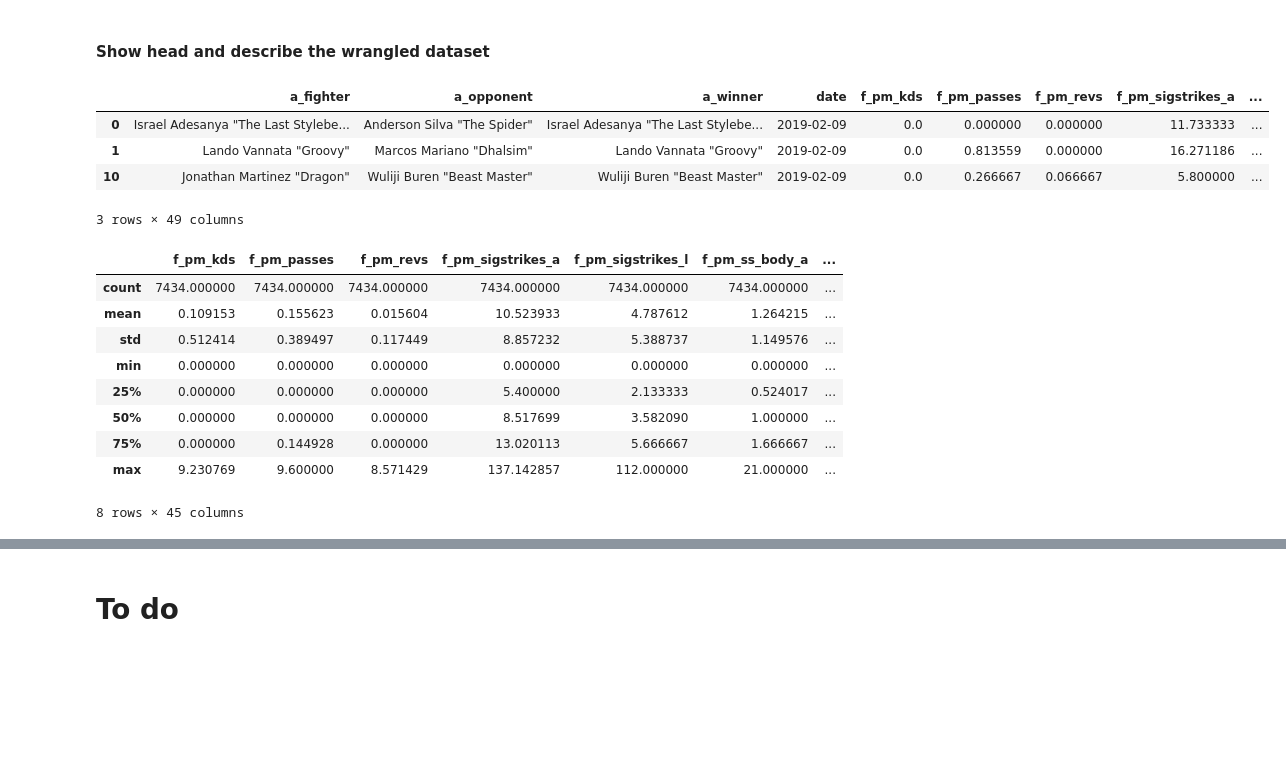
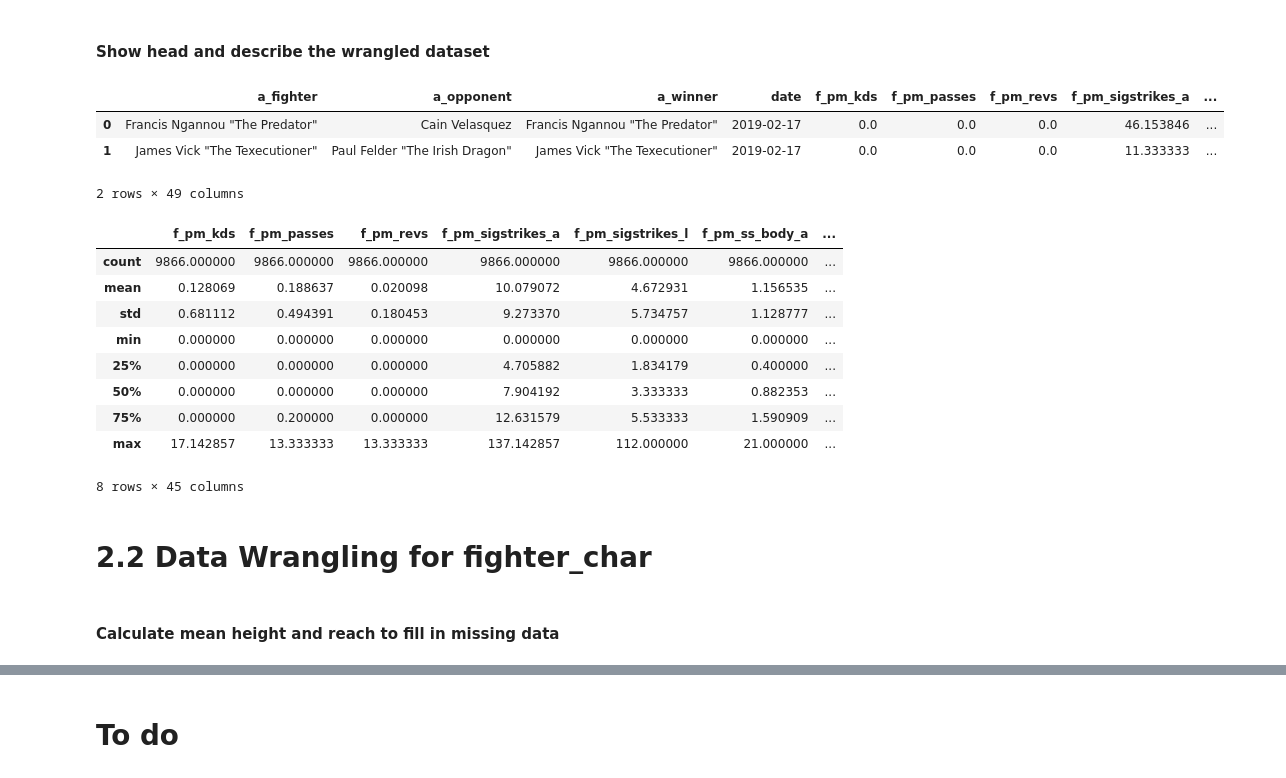
Before and after one commit to jasonminsookim/fight_prediction, a Jupyter notebook: notebooks/5-jmk-machine learning.ipynb, the cells around one changed output, grey strips where cells are left out. Saved outputs shown, nothing was run; the diff lists cells and outputs as text; code cells hidden in the pictures; blank space fills up the shorter version.

```diff
--- a/notebooks/5-jmk-machine learning.ipynb
+++ b/notebooks/5-jmk-machine learning.ipynb
@@ -3,7 +3,11 @@
 # %%
 %matplotlib inline
 
-# Regular libraries
+# Get rid of warnings
+import warnings
+warnings.filterwarnings('ignore')
+
+# General libraries
 import requests
 import pandas as pd
 import string
@@ -16,14 +20,15 @@ import random
 import matplotlib.pyplot as plt
 import seaborn as sns
 import numpy as np
-
-# Get rid of warnings
-import warnings
-warnings.filterwarnings('ignore')
+import re
+import datetime
+from dateutil.relativedelta import relativedelta
+import category_encoders as ce
 
 # Sklearn Specific
 from sklearn.model_selection import cross_val_score
 from sklearn.model_selection import cross_validate
+from sklearn import preprocessing
 
 # sklearn algos
 from sklearn.linear_model import LogisticRegression
@@ -36,7 +41,14 @@ from sklearn.linear_model import Perceptron
 from sklearn.linear_model import SGDClassifier # SGD
 from sklearn.neural_network import MLPClassifier # neural network (multilayer perceptron)
 
-fs_df = pd.read_csv("../data/full_stats_v4.csv")
-fc_df = pd.read_csv("../data/fighter_char.csv")
-# Might want to drop the first column of each df
+# Bayesian Hyperparameter optimization
+from hyperopt import hp, tpe, fmin
+
+# Import data and remove Tony Johnson
+fs_df = pd.read_csv("../data/full_stats_v5.csv")
+fs_df = fs_df[fs_df['fighter_1'] != "Tony Johnson"]
+fs_df = fs_df[fs_df['fighter_2'] != "Tony Johnson"]
+
+fc_df = pd.read_csv("../data/fighter_char_v3.csv")
+fc_df = fc_df[fc_df['name'] != "Tony Johnson"]
 # %% [markdown]
@@ -48,6 +60,10 @@ fs_df = fs_df.fillna(0) # Fill NaN with 0
 
 # Calc time of fight in seconds
 fs_df['duration'] = fs_df.apply(lambda x: (int(x['end_round'])-1)*60*5 + int(x['end_time'].split(":")[0])*60 + int(x['end_time'].split(":")[1]) , axis = 1)
+
+# Convert date to date object
+fs_df['date'] = fs_df.apply(lambda x: datetime.datetime.strptime(x['date'],'%Y-%m-%d').date(), axis = 1)
+
 
 # Calc totals for each fighter
 which_fighter = ["f1","f2"]
@@ -136,23 +129,26 @@ two_pf['result'] = two_pf.apply(lambda x: int(x['a_fighter'] == x['a_winner']),
 # %% [markdown]
 #### Show head and describe the wrangled dataset
 # %%
-two_pf.head(3)
+two_pf.head(2)
 # %% [output]
 |  | a_fighter | a_opponent | a_winner | date | f_pm_kds | f_pm_passes | f_pm_revs | f_pm_sigstrikes_a | ... |
-| 0 | Israel Adesanya "The Last Stylebe... | Anderson Silva "The Spider" | Israel Adesanya "The Last Stylebe... | 2019-02-09 | 0.0 | 0.000000 | 0.000000 | 11.733333 | ... |
-| 1 | Lando Vannata "Groovy" | Marcos Mariano "Dhalsim" | Lando Vannata "Groovy" | 2019-02-09 | 0.0 | 0.813559 | 0.000000 | 16.271186 | ... |
-| 10 | Jonathan Martinez "Dragon" | Wuliji Buren "Beast Master" | Wuliji Buren "Beast Master" | 2019-02-09 | 0.0 | 0.266667 | 0.066667 | 5.800000 | ... |
+| 0 | Francis Ngannou "The Predator" | Cain Velasquez | Francis Ngannou "The Predator" | 2019-02-17 | 0.0 | 0.0 | 0.0 | 46.153846 | ... |
+| 1 | James Vick "The Texecutioner" | Paul Felder "The Irish Dragon" | James Vick "The Texecutioner" | 2019-02-17 | 0.0 | 0.0 | 0.0 | 11.333333 | ... |
-3 rows × 49 columns
+2 rows × 49 columns
 # %%
 two_pf.describe()
 # %% [output]
 |  | f_pm_kds | f_pm_passes | f_pm_revs | f_pm_sigstrikes_a | f_pm_sigstrikes_l | f_pm_ss_body_a | ... |
-| count | 7434.000000 | 7434.000000 | 7434.000000 | 7434.000000 | 7434.000000 | 7434.000000 | ... |
-| mean | 0.109153 | 0.155623 | 0.015604 | 10.523933 | 4.787612 | 1.264215 | ... |
-| std | 0.512414 | 0.389497 | 0.117449 | 8.857232 | 5.388737 | 1.149576 | ... |
+| count | 9866.000000 | 9866.000000 | 9866.000000 | 9866.000000 | 9866.000000 | 9866.000000 | ... |
+| mean | 0.128069 | 0.188637 | 0.020098 | 10.079072 | 4.672931 | 1.156535 | ... |
+| std | 0.681112 | 0.494391 | 0.180453 | 9.273370 | 5.734757 | 1.128777 | ... |
 | min | 0.000000 | 0.000000 | 0.000000 | 0.000000 | 0.000000 | 0.000000 | ... |
-| 25% | 0.000000 | 0.000000 | 0.000000 | 5.400000 | 2.133333 | 0.524017 | ... |
-| 50% | 0.000000 | 0.000000 | 0.000000 | 8.517699 | 3.582090 | 1.000000 | ... |
-| 75% | 0.000000 | 0.144928 | 0.000000 | 13.020113 | 5.666667 | 1.666667 | ... |
-| max | 9.230769 | 9.600000 | 8.571429 | 137.142857 | 112.000000 | 21.000000 | ... |
+| 25% | 0.000000 | 0.000000 | 0.000000 | 4.705882 | 1.834179 | 0.400000 | ... |
+| 50% | 0.000000 | 0.000000 | 0.000000 | 7.904192 | 3.333333 | 0.882353 | ... |
+| 75% | 0.000000 | 0.200000 | 0.000000 | 12.631579 | 5.533333 | 1.590909 | ... |
+| max | 17.142857 | 13.333333 | 13.333333 | 137.142857 | 112.000000 | 21.000000 | ... |
 8 rows × 45 columns
+# %% [markdown]
+# 2.2 Data Wrangling for fighter_char
+# %% [markdown]
+#### Calculate mean height and reach to fill in missing data
```
Also changed, not shown: parts of 23 cells of this notebook, 13 other files.
